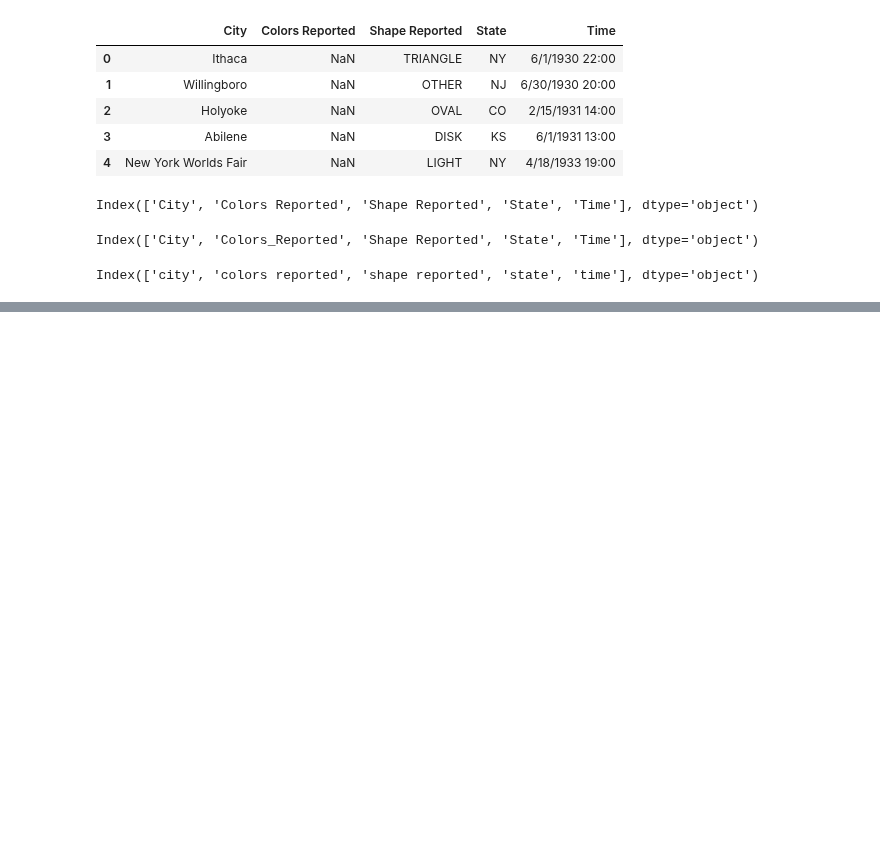
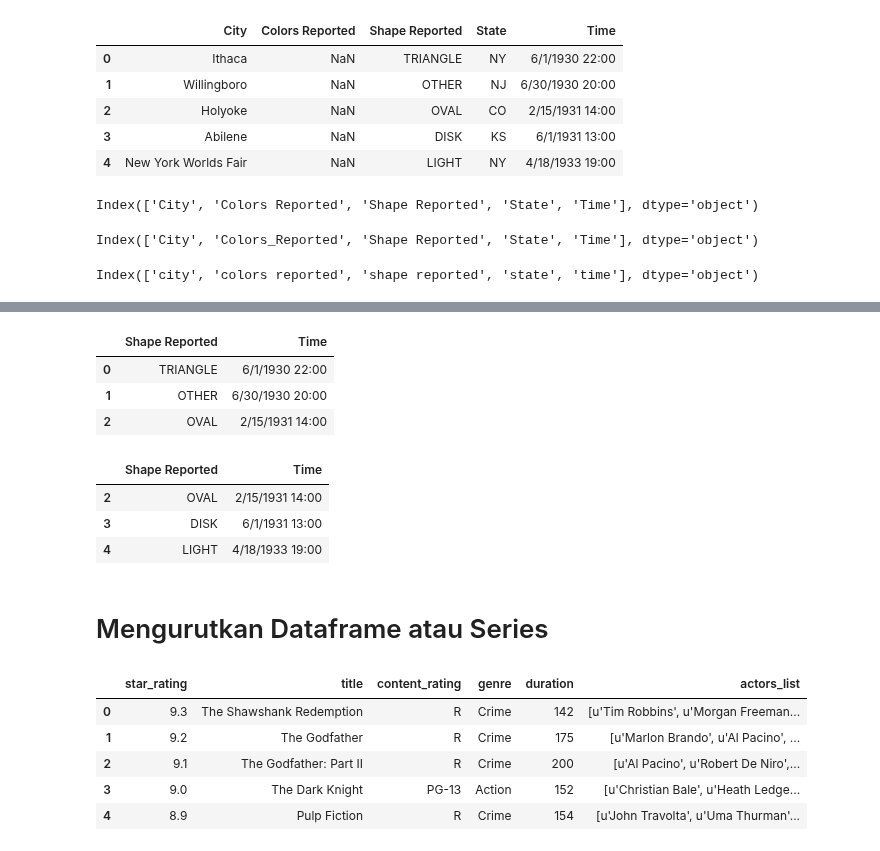
Before and after one commit to rshby/Supervised_Learning, a Jupyter notebook: Coba/Coba.ipynb, the cells around one changed output, grey strips where cells are left out. Saved outputs shown, nothing was run; the diff lists cells and outputs as text; code cells hidden in the pictures; blank space fills up the shorter version.

```diff
--- a/Coba/Coba.ipynb
+++ b/Coba/Coba.ipynb
@@ -147,0 +192,22 @@ df.replace()
+# %%
+# Menhapus lebih dari 1 kolom secara langsung
+# menggunakan drop(["kolom", "kolom"])
+df.drop(["City", "State"], axis=1, inplace=True)
+df.head(3)
+# %% [output]
+|  | Shape Reported | Time |
+| 0 | TRIANGLE | 6/1/1930 22:00 |
+| 1 | OTHER | 6/30/1930 20:00 |
+| 2 | OVAL | 2/15/1931 14:00 |
+# %%
+# Menghapus baris
+# drop([index], axis=0, inplace=True)
+df.drop([0, 1], axis=0, inplace=True)
+df.head(3)
+# %% [output]
+|  | Shape Reported | Time |
+| 2 | OVAL | 2/15/1931 14:00 |
+| 3 | DISK | 6/1/1931 13:00 |
+| 4 | LIGHT | 4/18/1933 19:00 |
+# %% [markdown]
+# Mengurutkan Dataframe atau Series
@@ -147,0 +216,10 @@ df.replace()
+# %%
+df = pd.read_csv("http://bit.ly/imdbratings")
+df.head()
+# %% [output]
+|  | star_rating | title | content_rating | genre | duration | actors_list |
+| 0 | 9.3 | The Shawshank Redemption | R | Crime | 142 | [u'Tim Robbins', u'Morgan Freeman... |
+| 1 | 9.2 | The Godfather | R | Crime | 175 | [u'Marlon Brando', u'Al Pacino', ... |
+| 2 | 9.1 | The Godfather: Part II | R | Crime | 200 | [u'Al Pacino', u'Robert De Niro',... |
+| 3 | 9.0 | The Dark Knight | PG-13 | Action | 152 | [u'Christian Bale', u'Heath Ledge... |
+| 4 | 8.9 | Pulp Fiction | R | Crime | 154 | [u'John Travolta', u'Uma Thurman'... |
```
Also changed, not shown: parts of 14 cells of this notebook.
